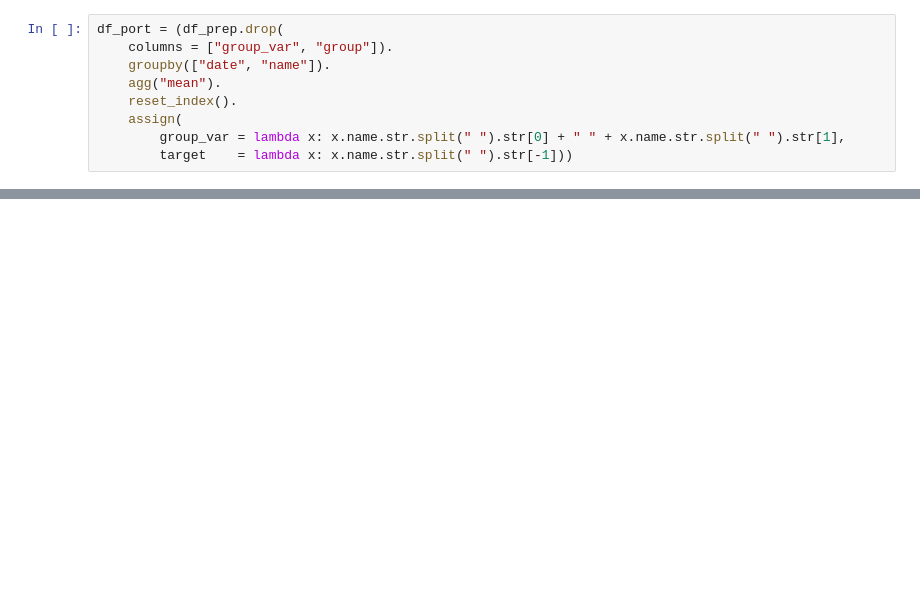
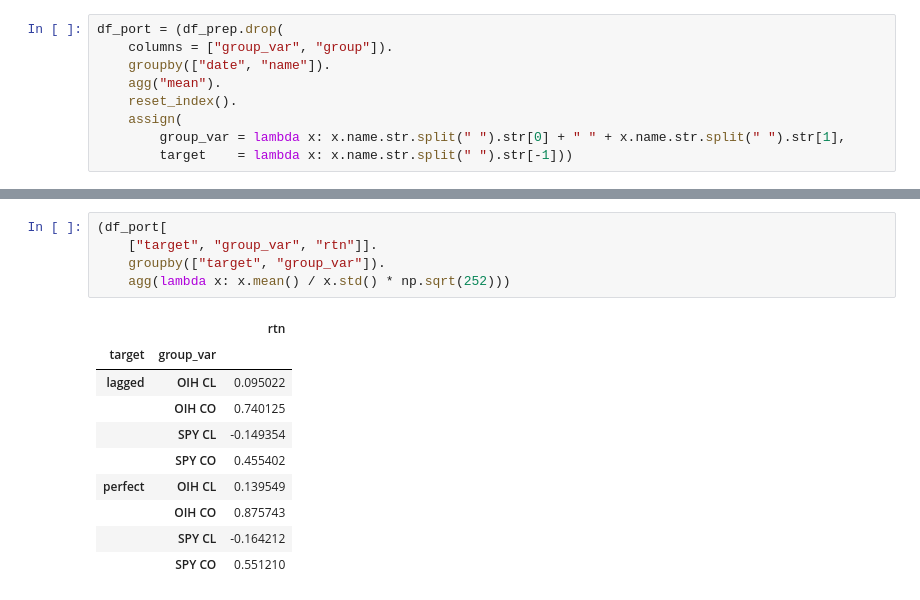
Before and after one commit to diegodalvarez/CommodityEquityAlpha, a Jupyter notebook: 3OilServices.ipynb, the cells around one changed output, grey strips where cells are left out. Cells and saved outputs as stored; diff of their text form; blank space fills up the shorter version.

```diff
--- a/3OilServices.ipynb
+++ b/3OilServices.ipynb
@@ -327,0 +337,16 @@ plt.tight_layout()
+# %%
+(df_port[
+    ["target", "group_var", "rtn"]].
+    groupby(["target", "group_var"]).
+    agg(lambda x: x.mean() / x.std() * np.sqrt(252)))
+# %% [output]
+|  |  | rtn |
+| target | group_var |  |
+| lagged | OIH CL | 0.095022 |
+|  | OIH CO | 0.740125 |
+|  | SPY CL | -0.149354 |
+|  | SPY CO | 0.455402 |
+| perfect | OIH CL | 0.139549 |
+|  | OIH CO | 0.875743 |
+|  | SPY CL | -0.164212 |
+|  | SPY CO | 0.551210 |
```
Also changed, not shown: parts of 3 cells of this notebook, 3 other files.
